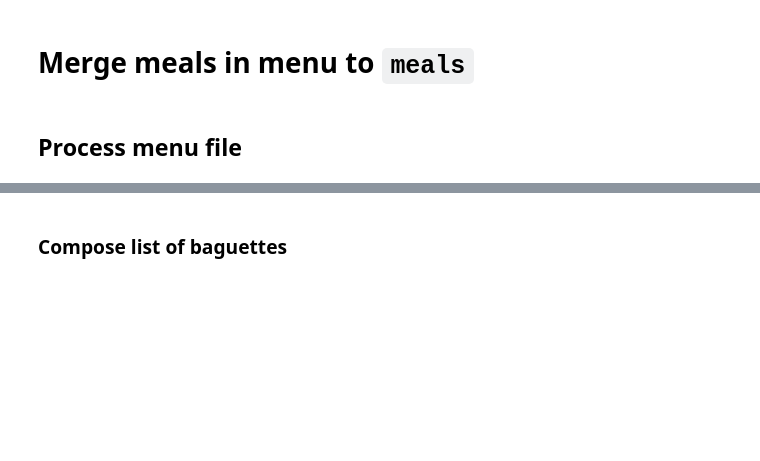
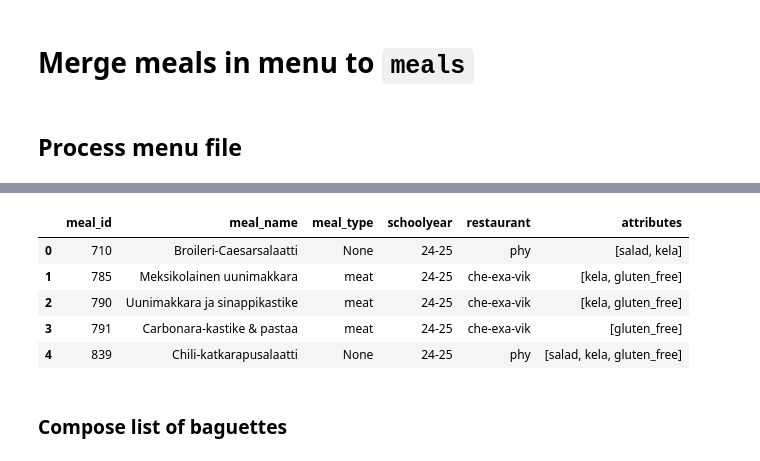
Before and after one commit to Food-Waste-Optimization/Food-Waste-Optimization, a Jupyter notebook: notebooks/phase_4/1_extract_dims/dim_meals.ipynb, the cells around one changed output, grey strips where cells are left out. Cells and saved outputs as stored; diff of their text form; code cells hidden in the pictures; blank space fills up the shorter version.

```diff
--- a/notebooks/phase_4/1_extract_dims/dim_meals.ipynb
+++ b/notebooks/phase_4/1_extract_dims/dim_meals.ipynb
@@ -315,3 +170,100 @@ menus.head()
+# %%
+menus = menus_raw.copy()
+
+# Decompose meal name and tag
+pat1 = r"(\s?\(\s?[A-Z](\w|\,|\s)*\))"
+pat2 = r"(\(|\)|\s)"
+
+def _f_extract_tag(s: str):
+    meal_name, tag = "", ""
+
+    s = s.strip()
+    out = re.findall(pat1, s)
+    if len(out) < 1:
+        meal_name = s
+    else:
+        meal_name = re.sub(pat1, "", s).strip()
+        tag = out[0][0]
+        tag = re.sub(pat2, '', tag)
+
+    return pd.Series({
+        'meal': meal_name,
+        'tag': tag
+    })
+
+menus['meal_name'] = menus['meal_name'].apply(_f_extract_tag)['meal']
+
+# Process meal_id
+pat_meal_code = r"(\d*)\s*\/\s*(\d*)"
+
+def _f_extract_meal_id(s):
+    match s:
+        case int():
+            meal_id = s
+        case str():
+            meal_id = int(s.split('/')[0])
+
+    return meal_id
+
+menus['meal_id'] = menus['meal_id'].apply(_f_extract_meal_id)
+
+# Remove duplicate meals
+menus = menus.groupby('meal_id').first().reset_index()
+
+# Row-wise processing
+meal_type_che_exac = ['fish', 'meat', 'today’s special', 'vegan-kpl', 'vegan-miscellaneous']
+meal_type_phy = ['salad', 'baguettes']
+
+def _f_process_row(row) -> pd.Series:
+    out = {
+        'meal_type': None,
+        'schoolyear': None,
+        'restaurant': None,
+        'attributes': [],
+    }
+
+    # schoolyear
+    out['schoolyear'] = '24-25'
+
+    # meal_type
+    meal_type = row.meal_type.strip()
+    if meal_type in ['meat', 'fish']:
+        out['meal_type'] = meal_type
+    else:
+        out['attributes'].append(meal_type)
+    if row.is_vegan:
+        out['meal_type'] = "vegan"
+
+    # restaurant
+    if meal_type in meal_type_che_exac:
+        out['restaurant'] = 'che-exa-vik'
+    elif meal_type in meal_type_phy:
+        out['restaurant'] = 'phy'
+
+    # other attributes
+    if row.is_kela:
+        out['attributes'].append("kela")
+    if row.is_gluten_free:
+        out['attributes'].append("gluten_free")
+
+    return pd.Series(out)
+processed = menus.apply(_f_process_row, axis=1)
+menus = pd.concat(
+    [
+        menus[['meal_id', 'meal_name']],
+        processed
+    ],
+    axis=1
+)
+
+menus.head()
+# %% [output]
+|  | meal_id | meal_name | meal_type | schoolyear | restaurant | attributes |
+| 0 | 710 | Broileri-Caesarsalaatti | None | 24-25 | phy | [salad, kela] |
+| 1 | 785 | Meksikolainen uunimakkara | meat | 24-25 | che-exa-vik | [kela, gluten_free] |
+| 2 | 790 | Uunimakkara ja sinappikastike | meat | 24-25 | che-exa-vik | [kela, gluten_free] |
+| 3 | 791 | Carbonara-kastike & pastaa | meat | 24-25 | che-exa-vik | [gluten_free] |
+| 4 | 839 | Chili-katkarapusalaatti | None | 24-25 | phy | [salad, kela, gluten_free] |
 # %% [markdown]
 ### Compose list of baguettes
 # %%
```
Also changed, not shown: parts of 46 cells of this notebook.
